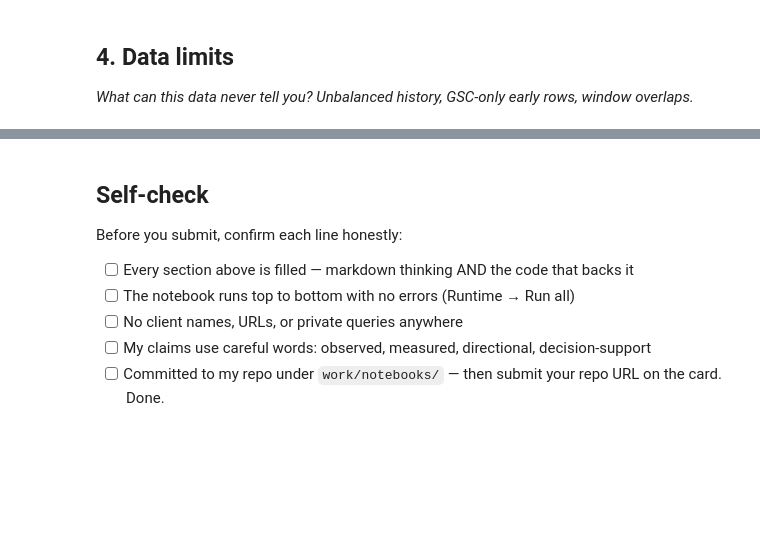
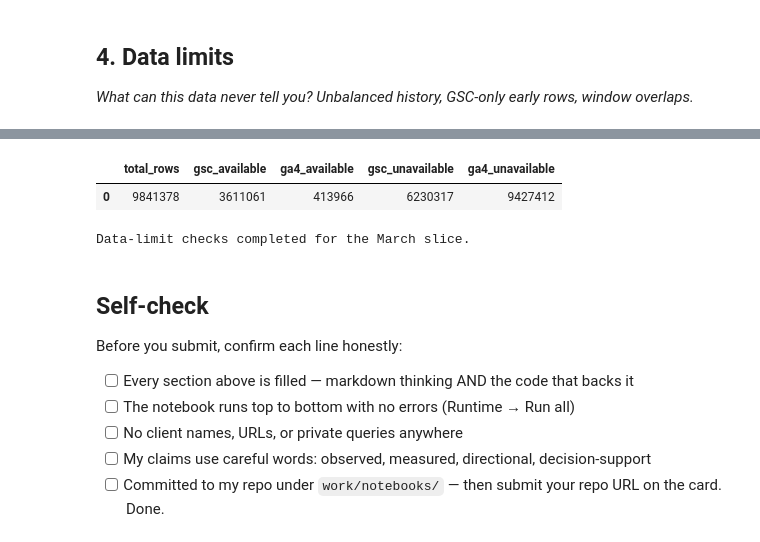
Before and after one commit to Maryam271/flyrank-ml-internship, a Jupyter notebook: work/notebooks/w03_data_contract.ipynb, the cells around one changed output, grey strips where cells are left out. Saved outputs shown, nothing was run; the diff lists cells and outputs as text; code cells hidden in the pictures; blank space fills up the shorter version.

```diff
--- a/work/notebooks/w03_data_contract.ipynb
+++ b/work/notebooks/w03_data_contract.ipynb
@@ -34,6 +220,25 @@ This skeleton is yours to fill. Work the sections **in order** — each one has
 # %%
 # This cell is for CODE (numbers, a query, a check).
 # Write your text answer in the cell ABOVE this one — typing sentences here breaks Run All.
+# Section 4 — Verify data limits
+
+limits_check = con.execute(f"""
+SELECT
+    COUNT(*) AS total_rows,
+    COUNT(*) FILTER (WHERE gsc_data_available IS TRUE) AS gsc_available,
+    COUNT(*) FILTER (WHERE ga4_data_available IS TRUE) AS ga4_available,
+    COUNT(*) FILTER (WHERE gsc_data_available IS NOT TRUE) AS gsc_unavailable,
+    COUNT(*) FILTER (WHERE ga4_data_available IS NOT TRUE) AS ga4_unavailable
+FROM {MARCH}
+""").df()
+
+display(limits_check)
+
+print("Data-limit checks completed for the March slice.")
+# %% [output]
+|  | total_rows | gsc_available | ga4_available | gsc_unavailable | ga4_unavailable |
+| 0 | 9841378 | 3611061 | 413966 | 6230317 | 9427412 |
+Data-limit checks completed for the March slice.
 # %% [markdown]
 ## Self-check
 
```
Also changed, not shown: parts of 10 cells of this notebook.
